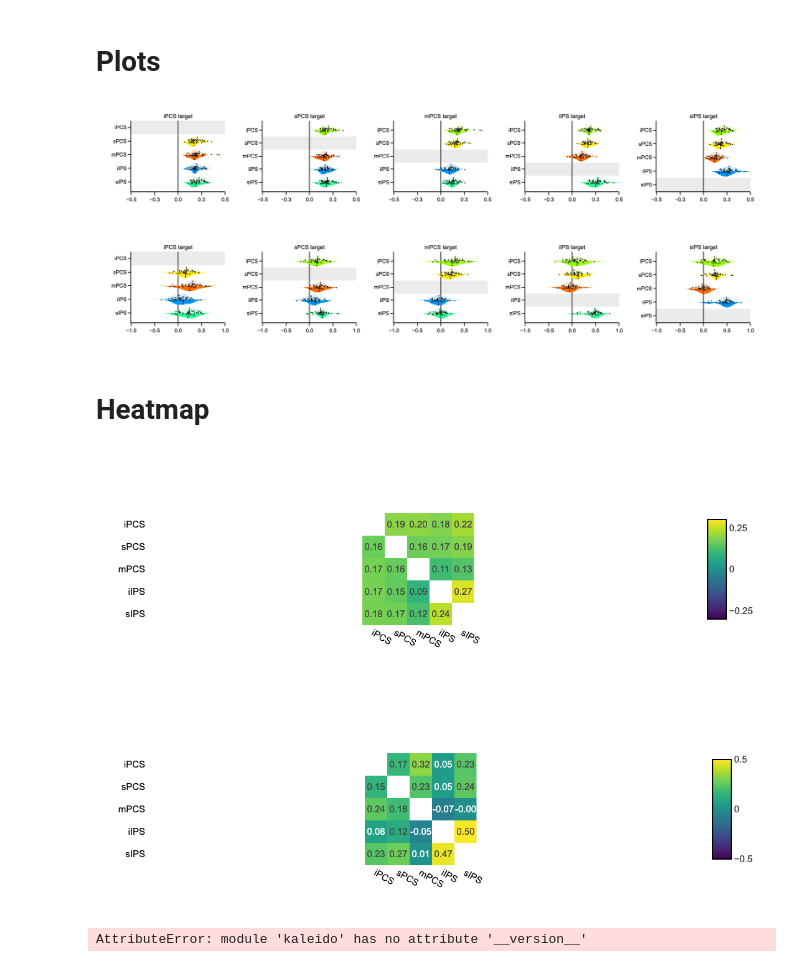
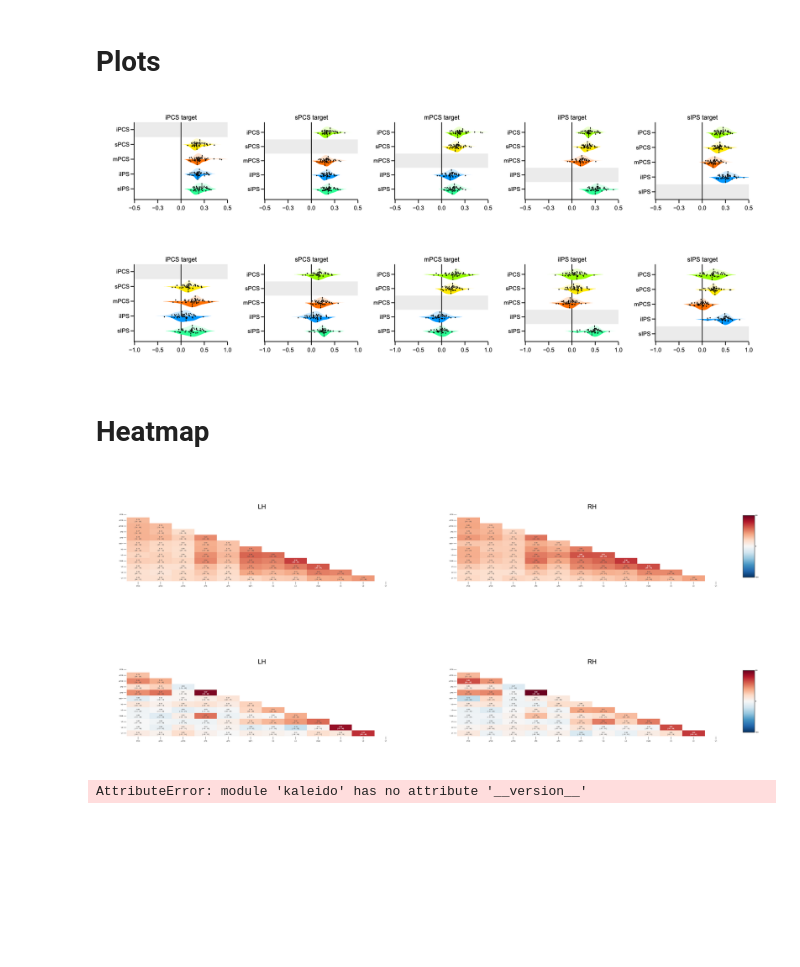
Before and after one commit to mszinte/pRF_analysis, a Jupyter notebook: RetinoMaps/dev/Paper/rest_figures.ipynb, the cells around one changed output. Cells and saved outputs as stored; diff of their text form; code cells hidden in the pictures; blank space fills up the shorter version.

```diff
--- a/RetinoMaps/dev/Paper/rest_figures.ipynb
+++ b/RetinoMaps/dev/Paper/rest_figures.ipynb
@@ -32,8 +32,8 @@ analysis_info = settings[0]
 
 subjects = analysis_info['subjects']
 
-analysis_info['rois'] = ['iPCS', 'sPCS', 'mPCS', 'iIPS', 'sIPS']
-# analysis_info['rois'] = ['iIPS', 'sIPS', 'iPCS', 'sPCS', 'mPCS']
+analysis_info['all_rois'] = ['iPCS', 'sPCS', 'mPCS', 'iIPS', 'sIPS', 'hMT+', 'VO', 'LO','V3AB','V3', 'V2', 'V1']
+analysis_info['rois'] = ['iIPS', 'sIPS', 'iPCS', 'sPCS', 'mPCS']
 
 
 corr_types = ['full_corr', 'partial_corr']
@@ -236,8 +236,8 @@ for corr_type in corr_types :
     fig.write_image(fig_fn)
     fig.show()
 # %% [output]
-[figure, old version]
+[figure, new version]
-[figure, old version]
+[figure, new version]
 # %% [markdown]
 # Heatmap
 # %%
@@ -328,27 +336,27 @@ def prf_contra_corr_heatmap_plot(cor_r_lh_df, cor_r_rh_df, figure_info, corr_typ
 # %%
 for corr_type in corr_types:
     if corr_type == 'full_corr':
         corr_type2 = 'full-corr'
         suffix = '_legacy'
     elif corr_type == 'partial_corr':
         corr_type2 = 'partial-corr'
-        suffix = ''
+        suffix = '_ledoit-wolf'
     cor_dir = '{}/{}/derivatives/pp_data/{}/{}/rest/{}/tables'.format(main_dir, project_dir, subject, format_, corr_type)
-    cor_r_lh_fn = '{}/seed-task_by_macror-task_{}_r_report_ipsi_lh{}.tsv'.format(cor_dir, corr_type2, suffix)
-    cor_r_rh_fn = '{}/seed-task_by_macror-task_{}_r_report_ipsi_rh{}.tsv'.format(cor_dir, corr_type2, suffix)
+    cor_r_lh_fn = '{}/seed-task_by_macror-task_{}_r_report_ipsi_all-macro_lh{}.tsv'.format(cor_dir, corr_type2, suffix)
+    cor_r_rh_fn = '{}/seed-task_by_macror-task_{}_r_report_ipsi_all-macro_rh{}.tsv'.format(cor_dir, corr_type2, suffix)
     cor_r_lh_df = pd.read_table(cor_r_lh_fn, sep="\t")
     cor_r_rh_df = pd.read_table(cor_r_rh_fn, sep="\t")
     fig = prf_contra_corr_heatmap_plot(cor_r_lh_df=cor_r_lh_df, cor_r_rh_df=cor_r_rh_df,
                                        figure_info=analysis_info, corr_type=corr_type)
     fig_dir = '/Users/uriel/Library/CloudStorage/Dropbox/retinomaps/figures/material/resting_state/heatmaps'
     os.makedirs(fig_dir, exist_ok=True)
     fig_fn = "{}/{}_heatmap.svg".format(fig_dir, corr_type)
     # fig.write_image(fig_fn)
     fig.write_image(fig_fn, format='svg')
     fig.show()
 # %% [output]
-[figure, old version]
+[figure, new version]
-[figure, old version]
+[figure, new version]
 # %%
 import kaleido
 print(kaleido.__version__)
```
Also changed, not shown: parts of 2 cells of this notebook, 15 other files.
